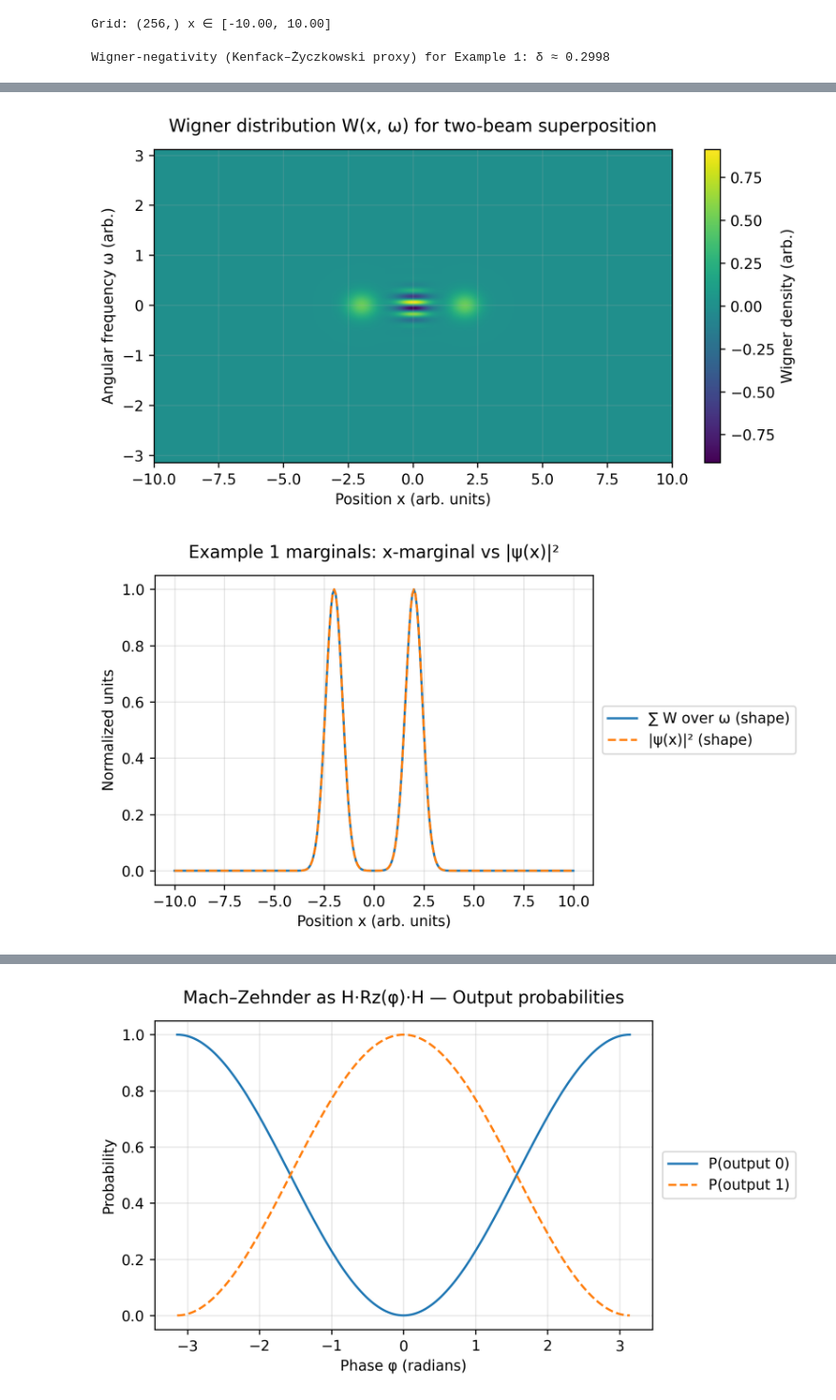
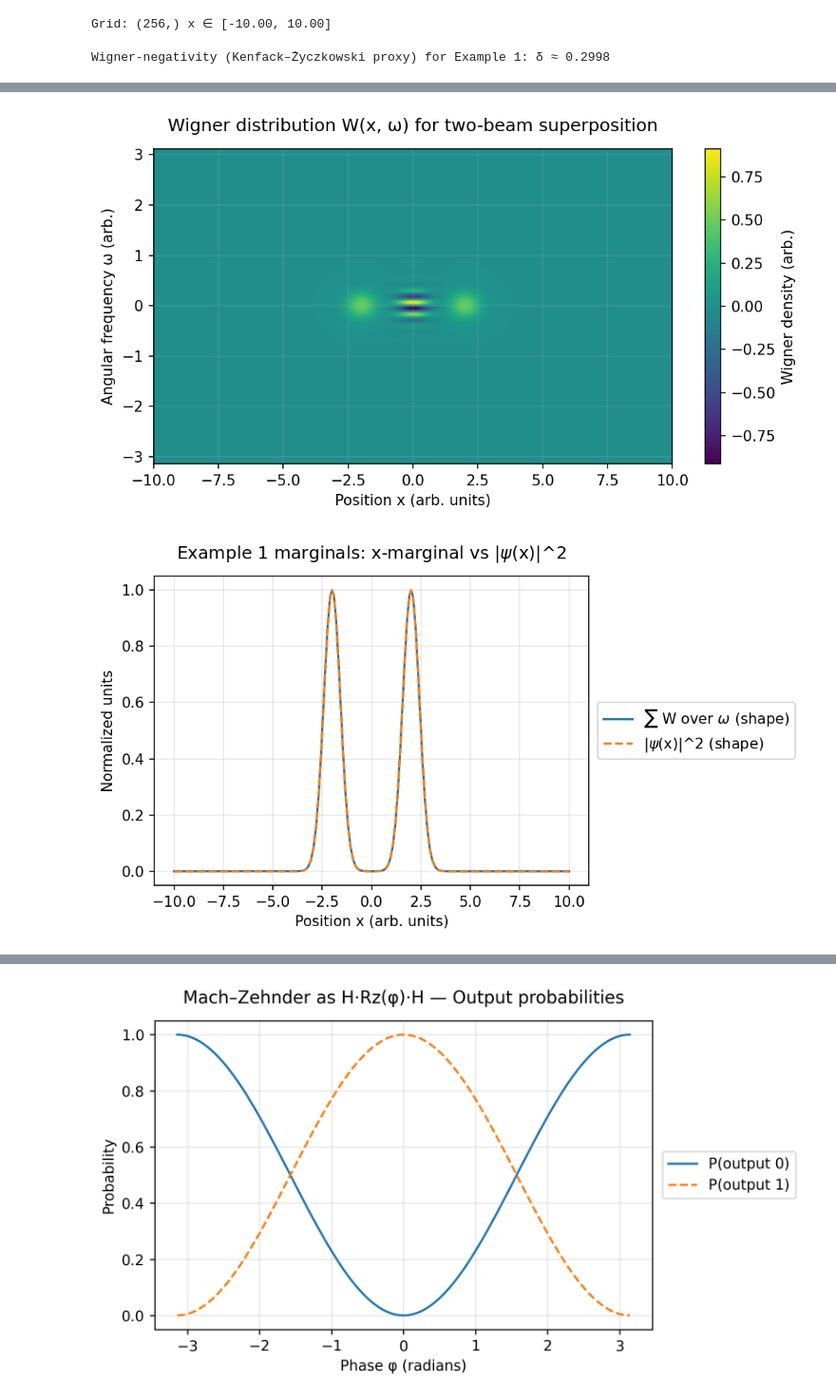
Before and after one commit to OJB-Quantum/QC-Hardware-How-To, a Jupyter notebook: Jupyter Notebook Scripts/Computational_Interferometry_with_Wigner_Functions.ipynb, the cells around one changed output, grey strips where cells are left out. Shown at 95% size. Drawn from its saved outputs; the diff is of its cells as text; code cells hidden in the pictures.

```diff
--- a/Jupyter Notebook Scripts/Computational_Interferometry_with_Wigner_Functions.ipynb
+++ b/Jupyter Notebook Scripts/Computational_Interferometry_with_Wigner_Functions.ipynb
@@ -19,7 +22,7 @@ Platform: Linux-6.6.97+-x86_64-with-glibc2.35
 NumPy: 2.0.2
 Matplotlib: 3.10.0
 # %%
-# @title 1) Write the toolkit module to disk (importable helpers)
+# @title 1) Write the toolkit module to disk
 module_code = r'''
 """
 wigner_qc_tools.py
@@ -208,7 +211,7 @@ def plot_signal_and_intensity(x: np.ndarray, psi: np.ndarray, title: str):
     fig, ax = _new_fig(title)
     ax.plot(x, np.real(psi), label="Re[ψ(x)]")
     ax.plot(x, np.imag(psi), label="Im[ψ(x)]", linestyle="--")
-    ax.plot(x, np.abs(psi) ** 2, label="|ψ(x)|²", linewidth=2.0)
+    ax.plot(x, np.abs(psi) ** 2, label="|ψ(x)|$^2$", linewidth=2.0)
     ax.set_xlabel("Position x (arb. units)")
     ax.set_ylabel("Amplitude / Intensity (arb.)")
     ax.grid(alpha=0.3)
@@ -229,7 +232,7 @@ def plot_wigner(omega: np.ndarray, x: np.ndarray, W: np.ndarray, title: str, xla
     return fig, ax
 
 def overlay_marginals(x: np.ndarray, omega: np.ndarray, W: np.ndarray, psi: np.ndarray, title_prefix: str):
-    """Two separate figures: x-marginal vs |ψ(x)|²,  and  ω-marginal vs |Ψ(ω)|² (shape overlays)."""
+    """Two separate figures: x-marginal vs |ψ(x)|$^2$,  and  ω-marginal vs |Ψ(ω)|$^2$ (shape overlays)."""
     import matplotlib.pyplot as plt
     x_marg = np.sum(W, axis=0)
     w_marg = np.sum(W, axis=1)
@@ -240,18 +243,18 @@ def overlay_marginals(x: np.ndarray, omega: np.ndarray, W: np.ndarray, psi: np.n
         m = np.max(np.abs(y))
         return y / m if m > 0 else y
 
-    fig1, ax1 = _new_fig(f"{title_prefix}: x-marginal vs |ψ(x)|²")
+    fig1, ax1 = _new_fig(f"{title_prefix}: x-marginal vs |ψ(x)|$^2$")
     ax1.plot(x, _norm(x_marg), label="∑ W over ω (shape)")
-    ax1.plot(x, _norm(np.abs(psi)**2), label="|ψ(x)|² (shape)", linestyle="--")
+    ax1.plot(x, _norm(np.abs(psi)**2), label="|ψ(x)|$^2$ (shape)", linestyle="--")
     ax1.set_xlabel("Position x (arb. units)")
     ax1.set_ylabel("Normalized units")
     ax1.grid(alpha=0.3)
     ax1.legend(loc="center left", bbox_to_anchor=(1.02, 0.5), borderaxespad=0.0)
     plt.tight_layout()
 
-    fig2, ax2 = _new_fig(f"{title_prefix}: ω-marginal vs |Ψ(ω)|²")
+    fig2, ax2 = _new_fig(f"{title_prefix}: ω-marginal vs |Ψ(ω)|$^2$")
     ax2.plot(omega, _norm(w_marg), label="∑ W over x (shape)")
-    ax2.plot(omega, _norm(Iw), label="|Ψ(ω)|² (shape)", linestyle="--")
+    ax2.plot(omega, _norm(Iw), label="|Ψ(ω)|$^2$ (shape)", linestyle="--")
     ax2.set_xlabel("Angular frequency ω (arb.)")
     ax2.set_ylabel("Normalized units")
     ax2.grid(alpha=0.3)
@@ -292,7 +295,7 @@ g2 = gaussian_1d(x,  p.separation/2.0, p.sigma) * np.exp(1j * p.phase_difference
 psi = normalize_wavefunction(g1 + g2)
 
 # Visuals
-plot_signal_and_intensity(x, psi, title="Two Gaussians (phase-shifted) — Re/Im and |ψ(x)|²")
+plot_signal_and_intensity(x, psi, title="Two Gaussians (phase-shifted) — Re/Im and |ψ(x)|^2")
 
 omega, W = wigner_wvd(psi)
 plot_wigner(omega, x, W, title="Wigner distribution W(x, ω) for two-beam superposition",
@@ -308,2 +311,2 @@ Wigner-negativity (Kenfack–Życzkowski proxy) for Example 1: δ ≈ 0.2998
 [figure]
-[figure, old version]
+[figure, new version]
```
Also changed, not shown: parts of 7 cells of this notebook.
